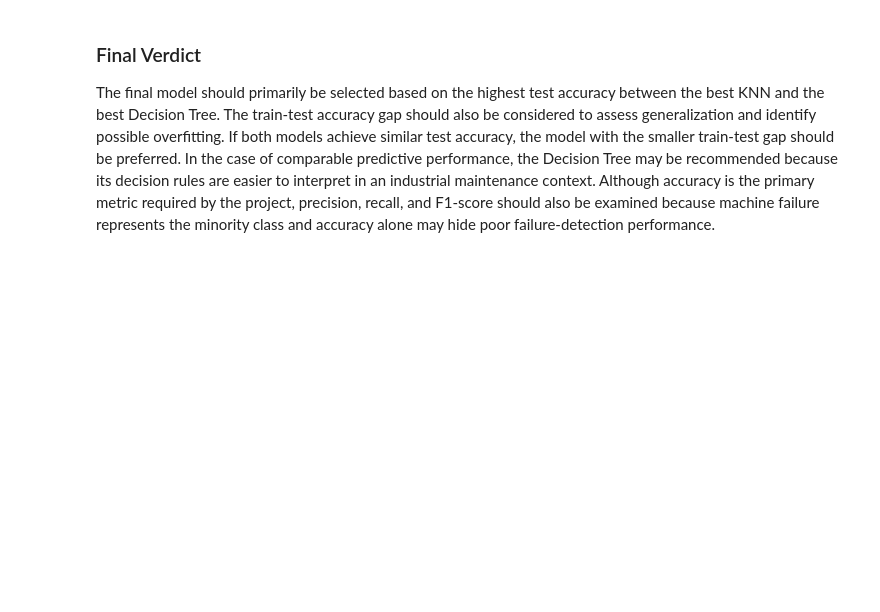
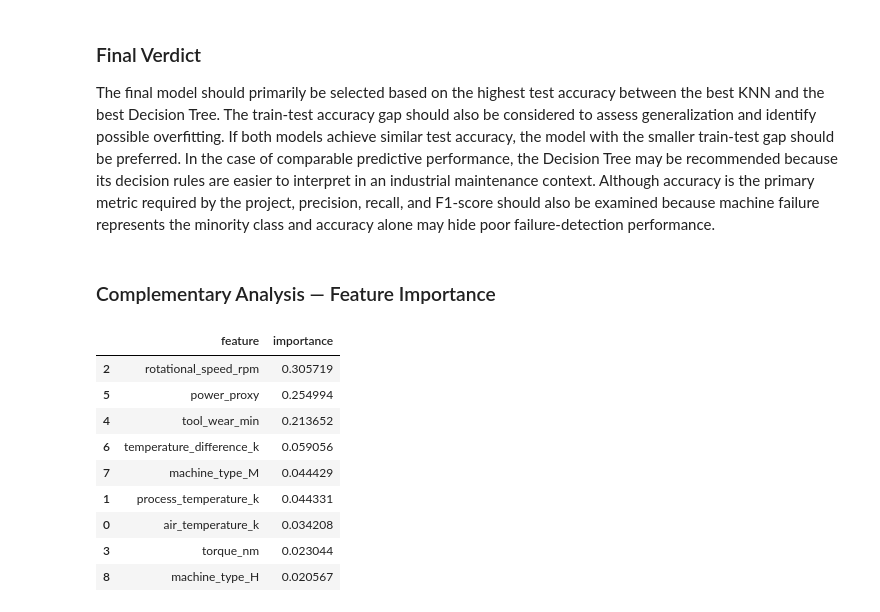
Before and after one commit to renan-leme/predictive-maintenance-SCTEC, a Jupyter notebook: predictive_mantainence.ipynb, the cells around one changed output. Drawn from its saved outputs; the diff is of its cells as text; code cells hidden in the pictures; blank space fills up the shorter version.

```diff
--- a/predictive_mantainence.ipynb
+++ b/predictive_mantainence.ipynb
@@ -957,3 +957,22 @@ Reason: Decision Tree achieved the higher test accuracy with max_depth=None.
 ### Final Verdict
 
 The final model should primarily be selected based on the highest test accuracy between the best KNN and the best Decision Tree. The train-test accuracy gap should also be considered to assess generalization and identify possible overfitting. If both models achieve similar test accuracy, the model with the smaller train-test gap should be preferred. In the case of comparable predictive performance, the Decision Tree may be recommended because its decision rules are easier to interpret in an industrial maintenance context. Although accuracy is the primary metric required by the project, precision, recall, and F1-score should also be examined because machine failure represents the minority class and accuracy alone may hide poor failure-detection performance.
+# %% [markdown]
+### Complementary Analysis — Feature Importance
+# %%
+feature_importance_df=pd.DataFrame({
+    "feature":X_train_prepared.columns,
+    "importance":best_tree_model.feature_importances_,
+}).sort_values("importance",ascending=False)
+feature_importance_df
+# %% [output]
+|  | feature | importance |
+| 2 | rotational_speed_rpm | 0.305719 |
+| 5 | power_proxy | 0.254994 |
+| 4 | tool_wear_min | 0.213652 |
+| 6 | temperature_difference_k | 0.059056 |
+| 7 | machine_type_M | 0.044429 |
+| 1 | process_temperature_k | 0.044331 |
+| 0 | air_temperature_k | 0.034208 |
+| 3 | torque_nm | 0.023044 |
+| 8 | machine_type_H | 0.020567 |
```
Also changed, not shown: parts of 2 cells of this notebook.
